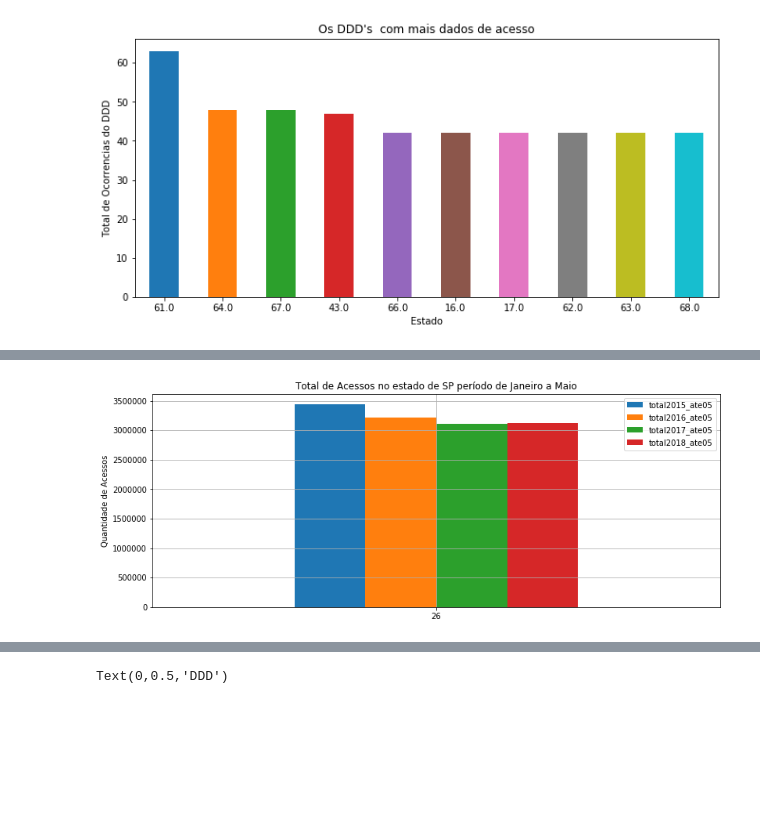
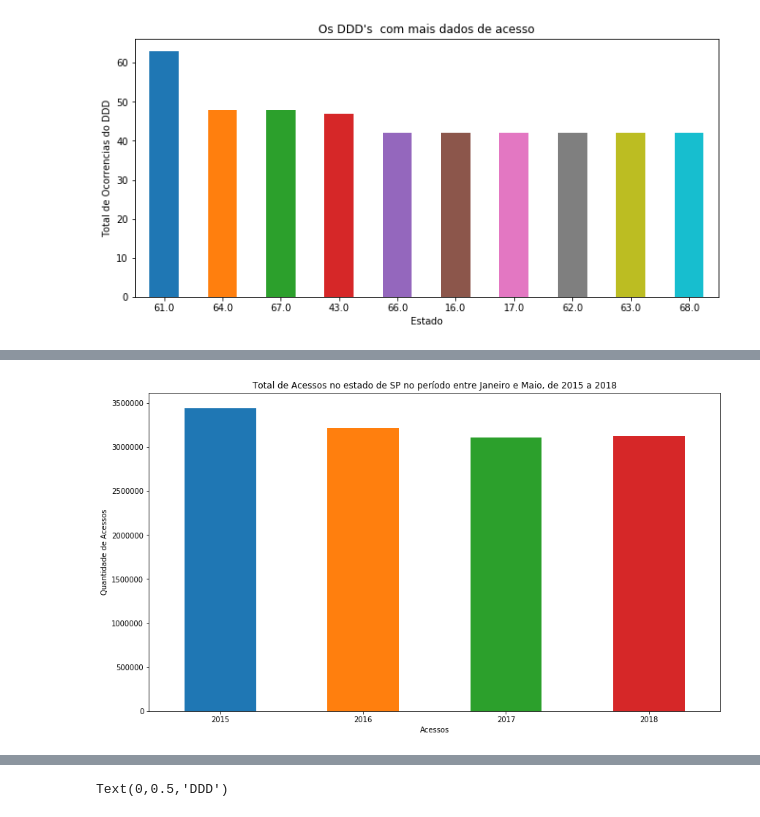
Before and after one commit to WanderWashington/AnaliseAnatel, a Jupyter notebook: Resultados.ipynb, the cells around one changed output, grey strips where cells are left out. Saved outputs shown, nothing was run; the diff lists cells and outputs as text; code cells hidden in the pictures; blank space fills up the shorter version.

```diff
--- a/Resultados.ipynb
+++ b/Resultados.ipynb
@@ -87,28 +119,68 @@ plt.show()
 # %%
-soma2015= sp['2015-01']+sp['2015-02']+sp['2015-03']+sp['2015-04']+sp['2015-05']
-soma2016= sp['2016-01']+sp['2016-02']+sp['2016-03']+sp['2016-04']+sp['2016-05']
-soma2017= sp['2017-01']+sp['2017-02']+sp['2017-03']+sp['2017-04']+sp['2017-05']
-soma2018= sp['2018-01']+sp['2018-02']+sp['2018-03']+sp['2018-04']+sp['2018-05']
-soma2015 = soma2015/100
-soma2016= soma2016/100
-soma2017= soma2017/100
-soma2018=soma2018/100
-dataframe['total2015_ate05']=soma2015
-dataframe['total2016_ate05']=soma2016
-dataframe['total2017_ate05']=soma2017
-dataframe['total2018_ate05']=soma2018
+#Another Way
+#soma2015= sp['2015-01']+sp['2015-02']+sp['2015-03']+sp['2015-04']+sp['2015-05']
+#soma2016= sp['2016-01']+sp['2016-02']+sp['2016-03']+sp['2016-04']+sp['2016-05']
+#soma2017= sp['2017-01']+sp['2017-02']+sp['2017-03']+sp['2017-04']+sp['2017-05']
+#soma2018= sp['2018-01']+sp['2018-02']+sp['2018-03']+sp['2018-04']+sp['2018-05']
+
+soma2015=sp.iloc[:,1:7].sum(axis=1)
+soma2016=sp.iloc[:,14:19].sum(axis=1)
+soma2017=sp.iloc[:,26:31].sum(axis=1)
+soma2018=sp.iloc[:,38:43].sum(axis=1)
+
+auxiliar2015= soma2015.values
+auxiliar2015= auxiliar2015[0]
+
+auxiliar2016=soma2016.values
+auxiliar2016=auxiliar2016[0]
+
+auxiliar2017= soma2017.values
+auxiliar2017= auxiliar2017[0]
+
+auxiliar2018= soma2018.values
+auxiliar2018= auxiliar2018[0]
 
 
-juncao2 = pd.concat([sp,dataframe],axis=1)
+soma2015 =auxiliar2015/100
+soma2016= auxiliar2016/100
+soma2017= auxiliar2017/100
+soma2018= auxiliar2018/100
 
-juncao2.groupby('UF')['total2015_ate05','total2016_ate05','total2017_ate05','total2018_ate05'].head(20).plot(kind='bar',figsize=(13,5), grid=True, rot=0)
 
-plt.title("Total de Acessos no estado de SP período de Janeiro a Maio")
-plt.xlabel("")
+
+lista_totais_2018=[]
+lista_totais_2018.append(soma2015)
+lista_totais_2018.append(soma2016)
+lista_totais_2018.append(soma2017)
+lista_totais_2018.append(soma2018)
+
+lista_anos_2018=[]
+lista_anos_2018.append('2015')
+lista_anos_2018.append('2016')
+lista_anos_2018.append('2017')
+lista_anos_2018.append('2018')
+
+TotalSP_2018= pd.DataFrame()
+TotalSP_2018['Ano']=''
+TotalSP_2018['Total_Ate_Maio']=''
+
+for valor in range(0,len(lista_totais_2018)):#Lendo os valores guardados em uma lista
+    TotalSP_2018.set_value(valor, 'Total_Ate_Maio', lista_totais_2018[valor])#Gravando os valores do nosso dataframe
+
+for valor in range(0,len(lista_anos_2018)):#Lendo os valores guardados em uma lista
+    TotalSP_2018.set_value(valor, 'Ano', lista_anos_2018[valor])#Gravando os valores do nosso dataframe
+
+
+TotalSP_2018.set_index("Ano",drop=True,inplace=True)
+TotalSP_2018['Total_Ate_Maio'].plot(kind='bar',figsize=(14,8), grid=False, rot=0)
+
+
+plt.title("Total de Acessos no estado de SP no período entre Janeiro e Maio, de 2015 a 2018")
+plt.xlabel("Acessos")
 plt.ylabel("Quantidade de Acessos")
 plt.show()
 # %% [output]
-[figure, old version]
+[figure, new version]
 # %%
 porDDD.head(10)
 porDDD['2018-05']= porDDD["2018-05"].fillna(0.0).astype(np.int64)
```
Also changed, not shown: parts of 9 cells of this notebook.
